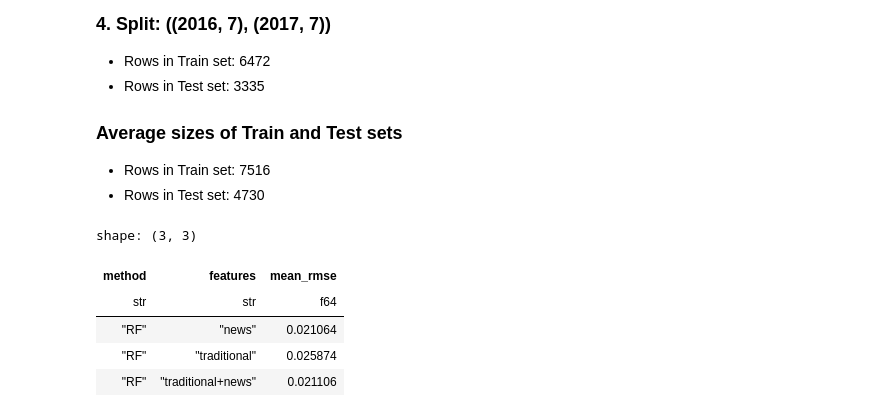
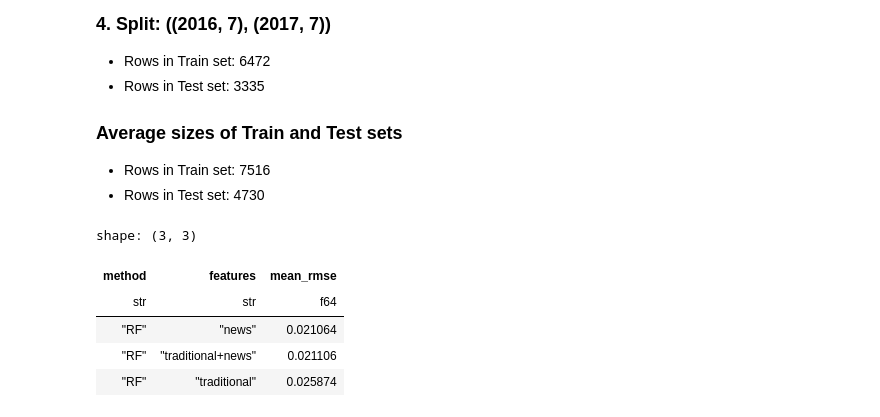
Before and after one commit to Aisha630/Predicting-food-insecurity, a Jupyter notebook: our_implementation_polars.ipynb, the cells around one changed output. Drawn from its saved outputs; the diff is of its cells as text; code cells hidden in the pictures.

Commit message:
feat: :sparkles: Add more models and metrics

```diff
--- a/our_implementation_polars.ipynb
+++ b/our_implementation_polars.ipynb
@@ -519,27 +698,4 @@ shape: (5, 4_070)
 # %%
-import numpy as np
-import polars as pl
-from joblib import Parallel, delayed
-from cuml.ensemble import RandomForestRegressor as cuRF
-from cuml.linear_model import LinearRegression as cuLR
-from cuml.linear_model import Lasso as cuLasso
-import cupy as cp
-import cudf
-
-test_splits = [
-    ((2012,7), (2013, 7)),
-    ((2013,7), (2014, 7)),
-    ((2014,7), (2015, 7)),
-    ((2016,7), (2017, 7)),
-]
-
-train_splits = [
-    ((2011,7), (2013,7)),
-    ((2012,7), (2014,1)),
-    ((2013,7), (2015,10)),
-    ((2015,7), (2017,2)),
-]
-
 models = {
     'RF': cuRF(),
 }
@@ -670,7 +826,7 @@ for train, test in zip(train_splits, test_splits):
             continue
 
 # Convert results to DataFrame
-fig_3a = pl.DataFrame([res for sublist in all_results for res in sublist])
+results_rfr_cuml = pl.DataFrame([res for sublist in all_results for res in sublist])
 # To save results
-# fig_3a.write_csv('fig_3a.csv')
+# results_rfr_cuml.write_csv('fig_3a.csv')
 # %% [output]
@@ -731,13 +870,15 @@ Method: RF, Split: ((2016, 7), (2017, 7)), Features: traditional+news, RMSE: 0.0
 - Rows in Train set: 7516
 - Rows in Test set: 4730
 # %%
-fig_3a.group_by(['method', 'features']).agg(
+agg_cuml  = results_rfr_cuml.group_by(['method', 'features']).agg(
     pl.mean('rmse').alias('mean_rmse')
 )
+
+agg_cuml
 # %% [output]
 shape: (3, 3)
 | method | features | mean_rmse |
 | str | str | f64 |
 | "RF" | "news" | 0.021064 |
+| "RF" | "traditional+news" | 0.021106 |
 | "RF" | "traditional" | 0.025874 |
-| "RF" | "traditional+news" | 0.021106 |
```
Also changed, not shown: parts of 16 cells of this notebook, 4 other files.
